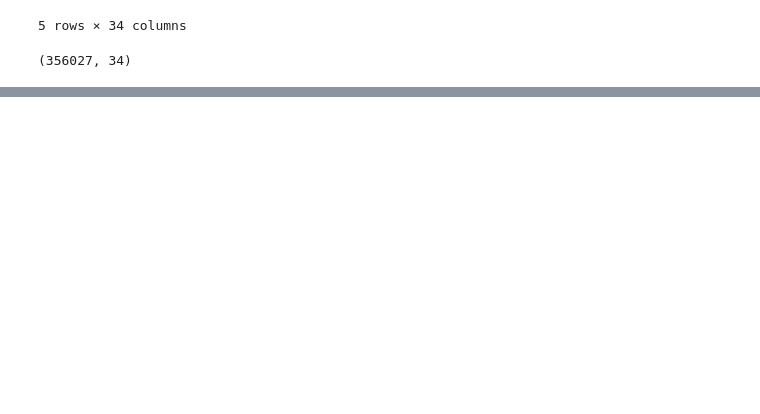
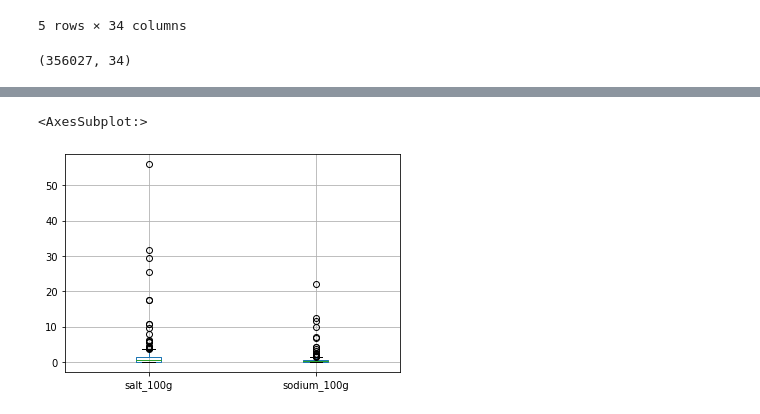
Before and after one commit to sartajbalti/Data_Science2.0, a Jupyter notebook: Pandas/5_hour_Practice/EDA.ipynb, the cells around one changed output, grey strips where cells are left out. Saved outputs shown, nothing was run; the diff lists cells and outputs as text; code cells hidden in the pictures; blank space fills up the shorter version.

```diff
--- a/Pandas/5_hour_Practice/EDA.ipynb
+++ b/Pandas/5_hour_Practice/EDA.ipynb
@@ -378,3 +378,10 @@ food.head()
 food.shape
 # %% [output]
 (356027, 34)
+# %%
+food3 = food1.select_dtypes(include='number')
+# %%
+# Quasi-identifiers
+from sklearn.feature_selection import VarianceThreshold
+sel = VarianceThreshold(threshold=0.5)
+sel.fit(food3)
@@ -380,0 +394,2 @@ food.shape
+# %%
+quasai_con = [col for col in food3.columns if col not in food3.columns[sel.get_support()]]
@@ -380,0 +400,2 @@ food.shape
+# %%
+foo = food3.drop(quasai_con,axis=1)
@@ -380,0 +445,5 @@ food.shape
+# %%
+foo.boxplot(column=['salt_100g','sodium_100g'])
+# %% [output]
+<AxesSubplot:>
+[figure, added]
```
Also changed, not shown: parts of 10 cells of this notebook, 3 other files.
